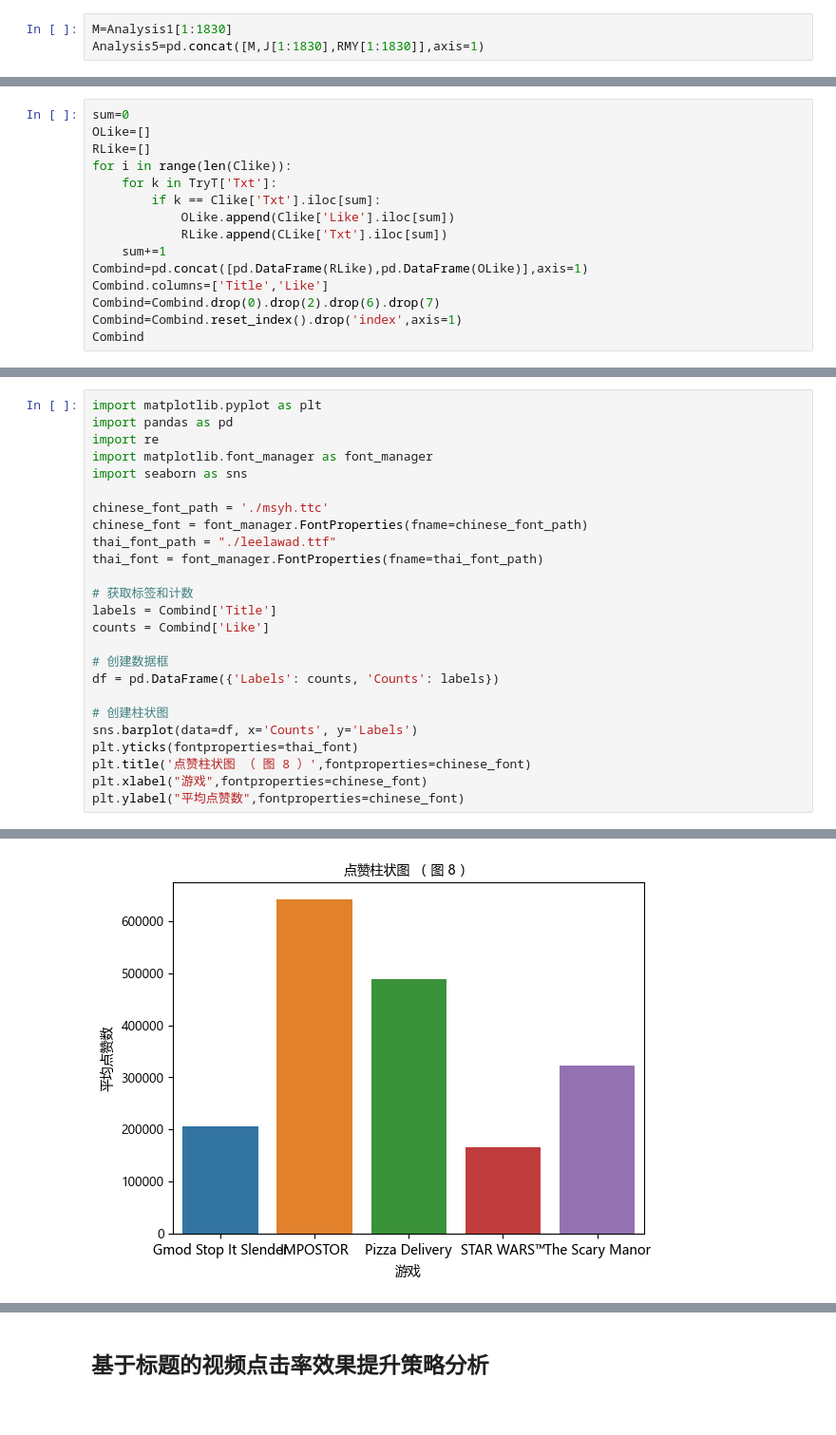
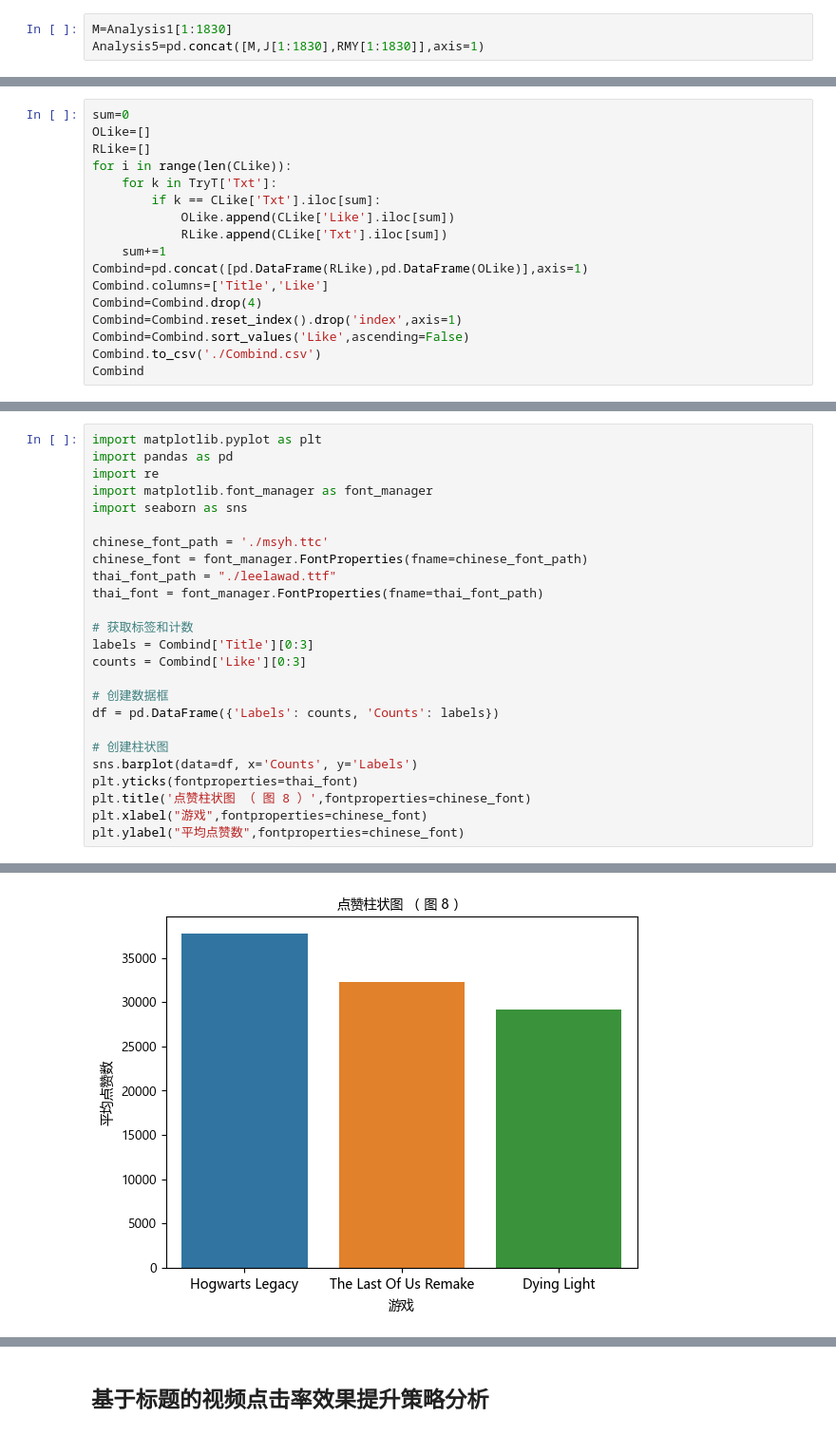
Before and after one commit to CoolBoy-beep/CoolBoy-beep.github.io, a Jupyter notebook: 基于HeartRocker泰国游戏主播的游戏市场调查.ipynb, the cells around one changed output, grey strips where cells are left out. Shown at 95% size. Drawn from its saved outputs; the diff is of its cells as text.

```diff
--- a/基于HeartRocker泰国游戏主播的游戏市场调查.ipynb
+++ b/基于HeartRocker泰国游戏主播的游戏市场调查.ipynb
@@ -462,16 +448,18 @@ CLike
 sum=0
 OLike=[]
 RLike=[]
-for i in range(len(Clike)):
+for i in range(len(CLike)):
     for k in TryT['Txt']:
-        if k == Clike['Txt'].iloc[sum]:
-            OLike.append(Clike['Like'].iloc[sum])
+        if k == CLike['Txt'].iloc[sum]:
+            OLike.append(CLike['Like'].iloc[sum])
             RLike.append(CLike['Txt'].iloc[sum])
     sum+=1
 Combind=pd.concat([pd.DataFrame(RLike),pd.DataFrame(OLike)],axis=1)
 Combind.columns=['Title','Like']
-Combind=Combind.drop(0).drop(2).drop(6).drop(7)
+Combind=Combind.drop(4)
 Combind=Combind.reset_index().drop('index',axis=1)
+Combind=Combind.sort_values('Like',ascending=False)
+Combind.to_csv('./Combind.csv')
 Combind
 # %% [output]
 |  | Title | Like |
@@ -483,29 +474,29 @@ Combind
 # %%
 import matplotlib.pyplot as plt
 import pandas as pd
 import re
 import matplotlib.font_manager as font_manager
 import seaborn as sns
 
 chinese_font_path = './msyh.ttc'
 chinese_font = font_manager.FontProperties(fname=chinese_font_path)
 thai_font_path = "./leelawad.ttf"
 thai_font = font_manager.FontProperties(fname=thai_font_path)
 
 # 获取标签和计数
-labels = Combind['Title']
-counts = Combind['Like']
+labels = Combind['Title'][0:3]
+counts = Combind['Like'][0:3]
 
 # 创建数据框
 df = pd.DataFrame({'Labels': counts, 'Counts': labels})
 
 # 创建柱状图
 sns.barplot(data=df, x='Counts', y='Labels')
 plt.yticks(fontproperties=thai_font)
 plt.title('点赞柱状图 （ 图 8 ）',fontproperties=chinese_font)
 plt.xlabel("游戏",fontproperties=chinese_font)
 plt.ylabel("平均点赞数",fontproperties=chinese_font)
 # %% [output]
 Text(0, 0.5, '平均点赞数')
-[figure, old version]
+[figure, new version]
 # %% [markdown]
```
Also changed, not shown: parts of 6 cells of this notebook, 3 other files.
